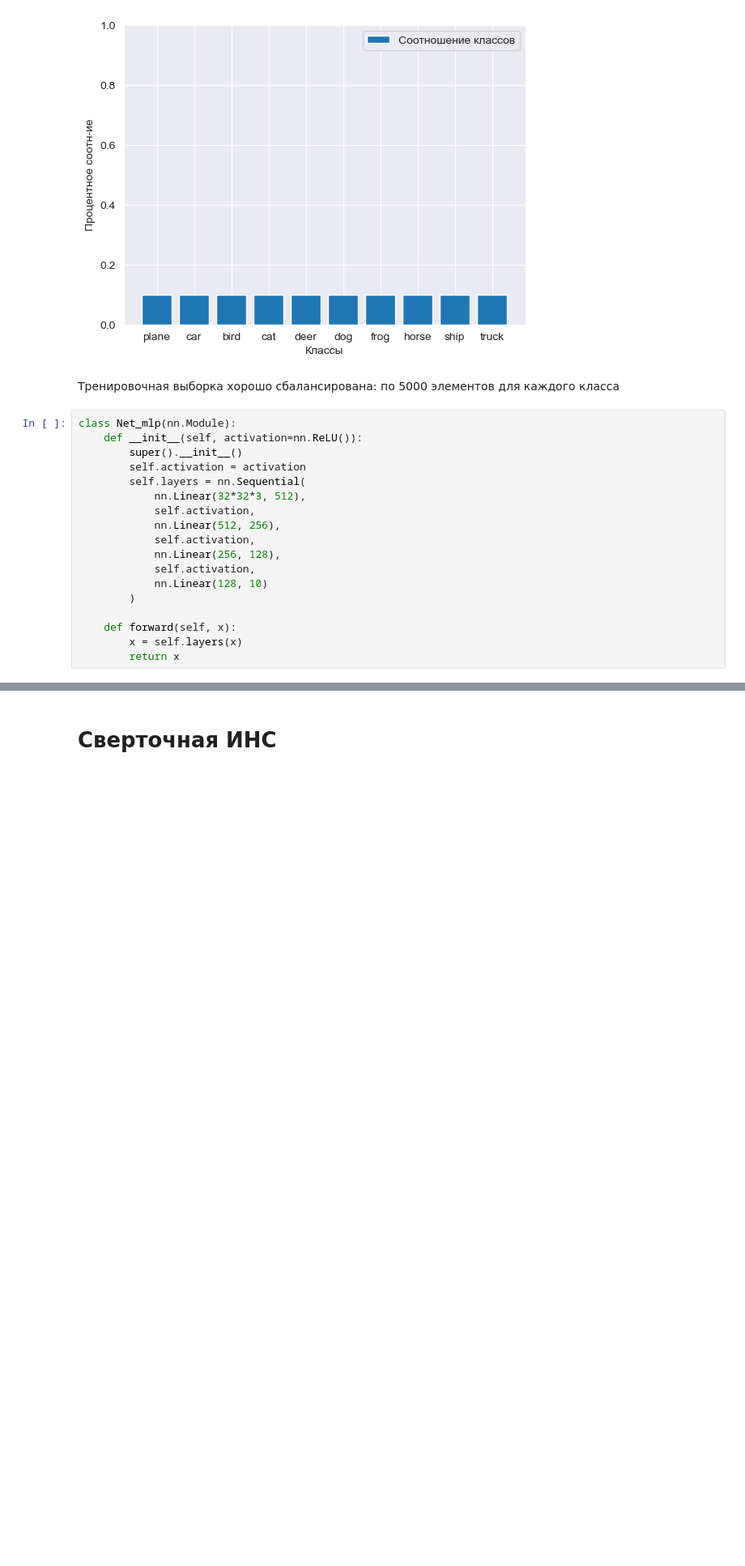
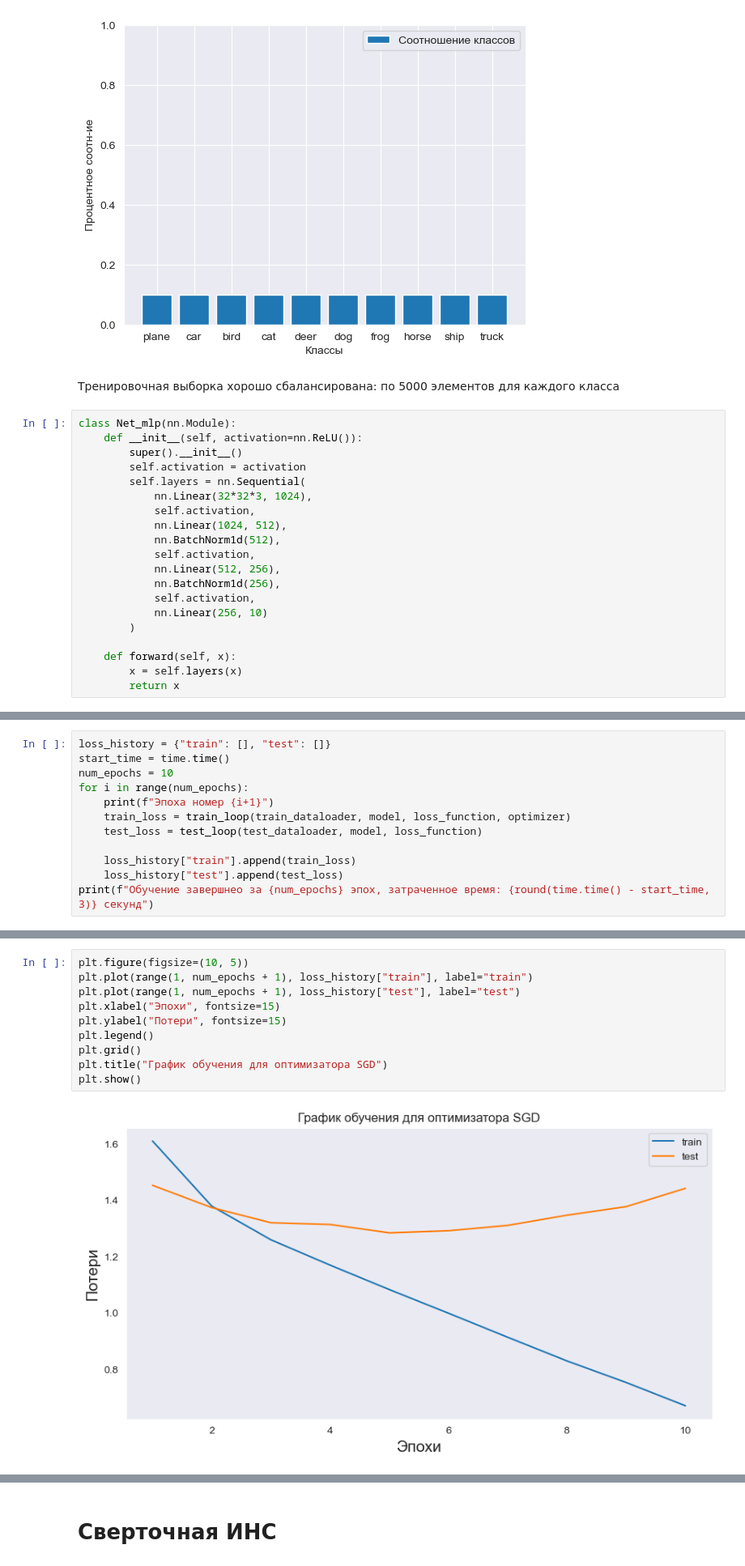
Before and after one commit to ex3del/Pad_jupiter, a Jupyter notebook: cifar_final.ipynb, the cells around one changed output, grey strips where cells are left out. Shown: that part at 81% size. Cells and saved outputs as stored; diff of their text form; blank space fills up the shorter version.

```diff
--- a/cifar_final.ipynb
+++ b/cifar_final.ipynb
@@ -106,13 +112,15 @@ class Net_mlp(nn.Module):
         super().__init__()
         self.activation = activation
         self.layers = nn.Sequential(
-            nn.Linear(32*32*3, 512),
+            nn.Linear(32*32*3, 1024),
+            self.activation,
+            nn.Linear(1024, 512),
+            nn.BatchNorm1d(512),
             self.activation,
             nn.Linear(512, 256),
+            nn.BatchNorm1d(256),
             self.activation,
-            nn.Linear(256, 128),
-            self.activation,
-            nn.Linear(128, 10)
+            nn.Linear(256, 10)
         )
 
     def forward(self, x):
@@ -159,0 +212,12 @@ RuntimeError: mat1 and mat2 shapes cannot be multiplied (6144x512 and 3072x512)
+# %%
+loss_history = {"train": [], "test": []}
+start_time = time.time()
+num_epochs = 10
+for i in range(num_epochs):
+    print(f"Эпоха номер {i+1}")
+    train_loss = train_loop(train_dataloader, model, loss_function, optimizer)
+    test_loss = test_loop(test_dataloader, model, loss_function)
+
+    loss_history["train"].append(train_loss)
+    loss_history["test"].append(test_loss)
+print(f"Обучение завершнео за {num_epochs} эпох, затраченное время: {round(time.time() - start_time, 3)} секунд")
@@ -159,0 +242,12 @@ RuntimeError: mat1 and mat2 shapes cannot be multiplied (6144x512 and 3072x512)
+# %%
+plt.figure(figsize=(10, 5))
+plt.plot(range(1, num_epochs + 1), loss_history["train"], label="train")
+plt.plot(range(1, num_epochs + 1), loss_history["test"], label="test")
+plt.xlabel("Эпохи", fontsize=15)
+plt.ylabel("Потери", fontsize=15)
+plt.legend()
+plt.grid()
+plt.title("График обучения для оптимизатора SGD")
+plt.show()
+# %% [output]
+[figure, added]
```
Also changed, not shown: parts of 29 cells of this notebook, 1 other file.
